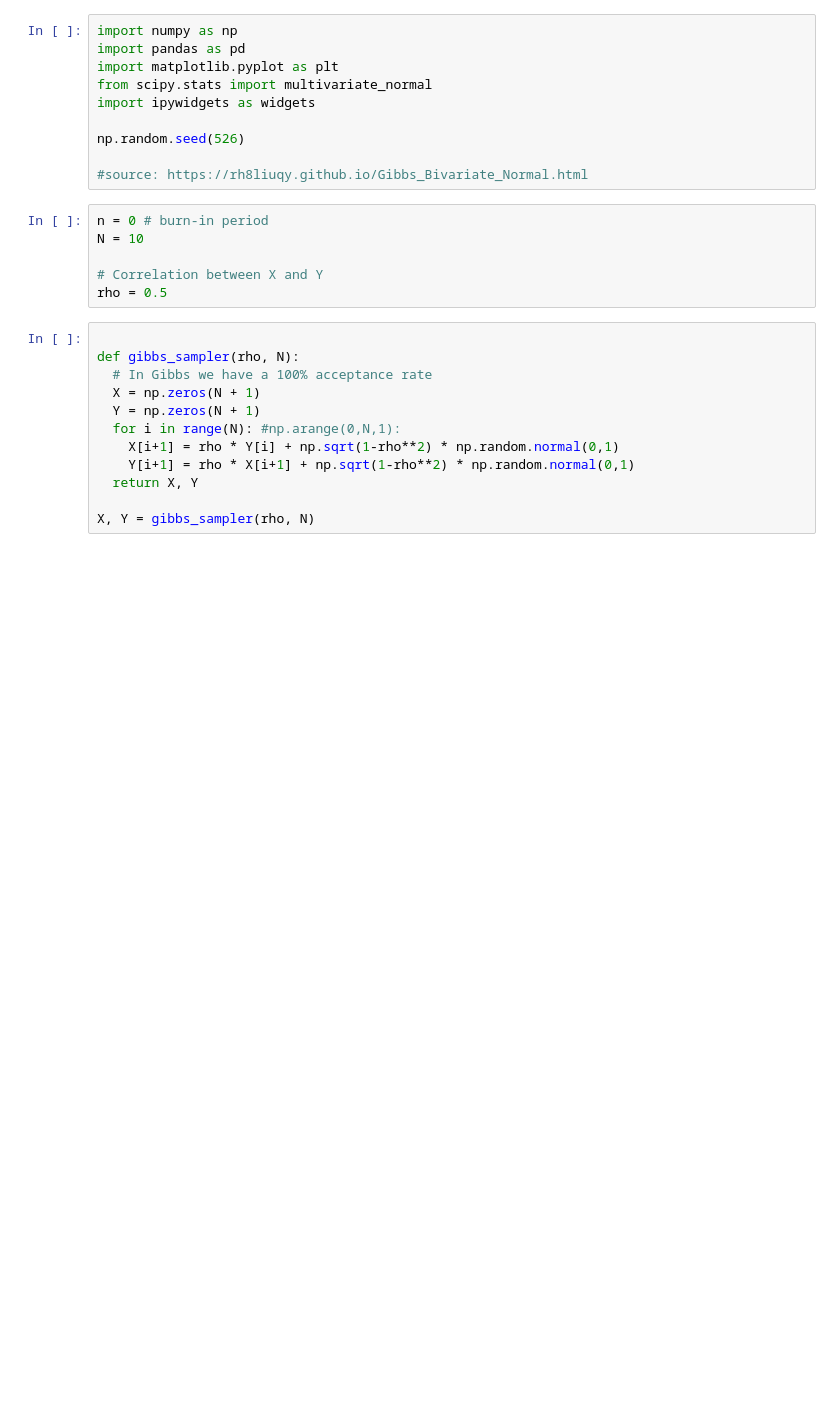
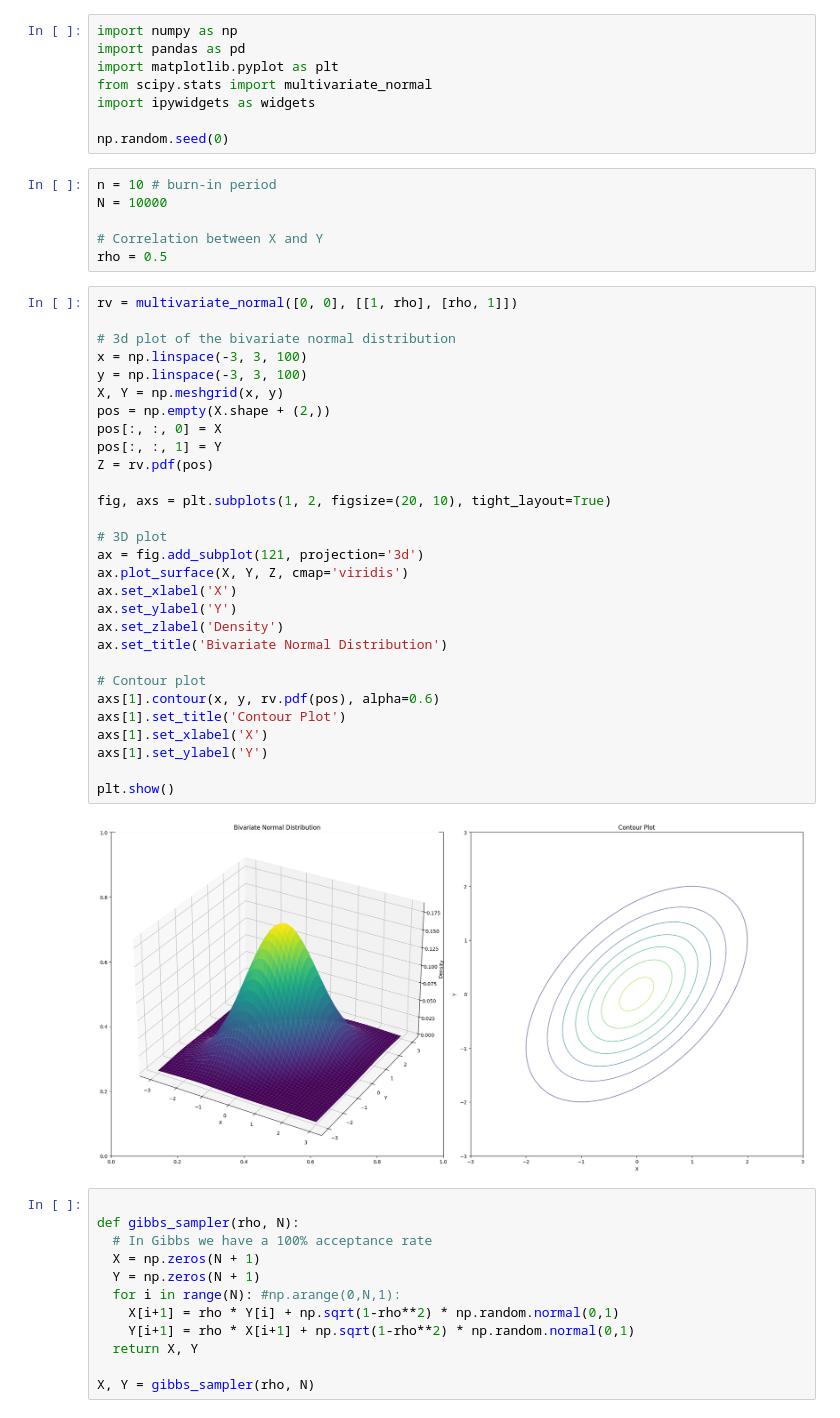
Before and after one commit to apurvanakade/2024F-monte-carlo-methods, a Jupyter notebook: Gibbs.ipynb, the cells around one changed output. Saved outputs shown, nothing was run; the diff lists cells and outputs as text; blank space fills up the shorter version.

```diff
--- a/Gibbs.ipynb
+++ b/Gibbs.ipynb
@@ -5,15 +5,44 @@ import matplotlib.pyplot as plt
 from scipy.stats import multivariate_normal
 import ipywidgets as widgets
 
-np.random.seed(526)
-
-#source: https://rh8liuqy.github.io/Gibbs_Bivariate_Normal.html
+np.random.seed(0)
 # %%
-n = 0 # burn-in period
-N = 10
+n = 10 # burn-in period
+N = 10000
 
 # Correlation between X and Y
 rho = 0.5
+# %%
+rv = multivariate_normal([0, 0], [[1, rho], [rho, 1]])
+
+# 3d plot of the bivariate normal distribution
+x = np.linspace(-3, 3, 100)
+y = np.linspace(-3, 3, 100)
+X, Y = np.meshgrid(x, y)
+pos = np.empty(X.shape + (2,))
+pos[:, :, 0] = X
+pos[:, :, 1] = Y
+Z = rv.pdf(pos)
+
+fig, axs = plt.subplots(1, 2, figsize=(20, 10), tight_layout=True)
+
+# 3D plot
+ax = fig.add_subplot(121, projection='3d')
+ax.plot_surface(X, Y, Z, cmap='viridis')
+ax.set_xlabel('X')
+ax.set_ylabel('Y')
+ax.set_zlabel('Density')
+ax.set_title('Bivariate Normal Distribution')
+
+# Contour plot
+axs[1].contour(x, y, rv.pdf(pos), alpha=0.6)
+axs[1].set_title('Contour Plot')
+axs[1].set_xlabel('X')
+axs[1].set_ylabel('Y')
+
+plt.show()
+# %% [output]
+[figure, added]
 # %%
 
 def gibbs_sampler(rho, N):
```
Also changed, not shown: parts of 4 cells of this notebook.
